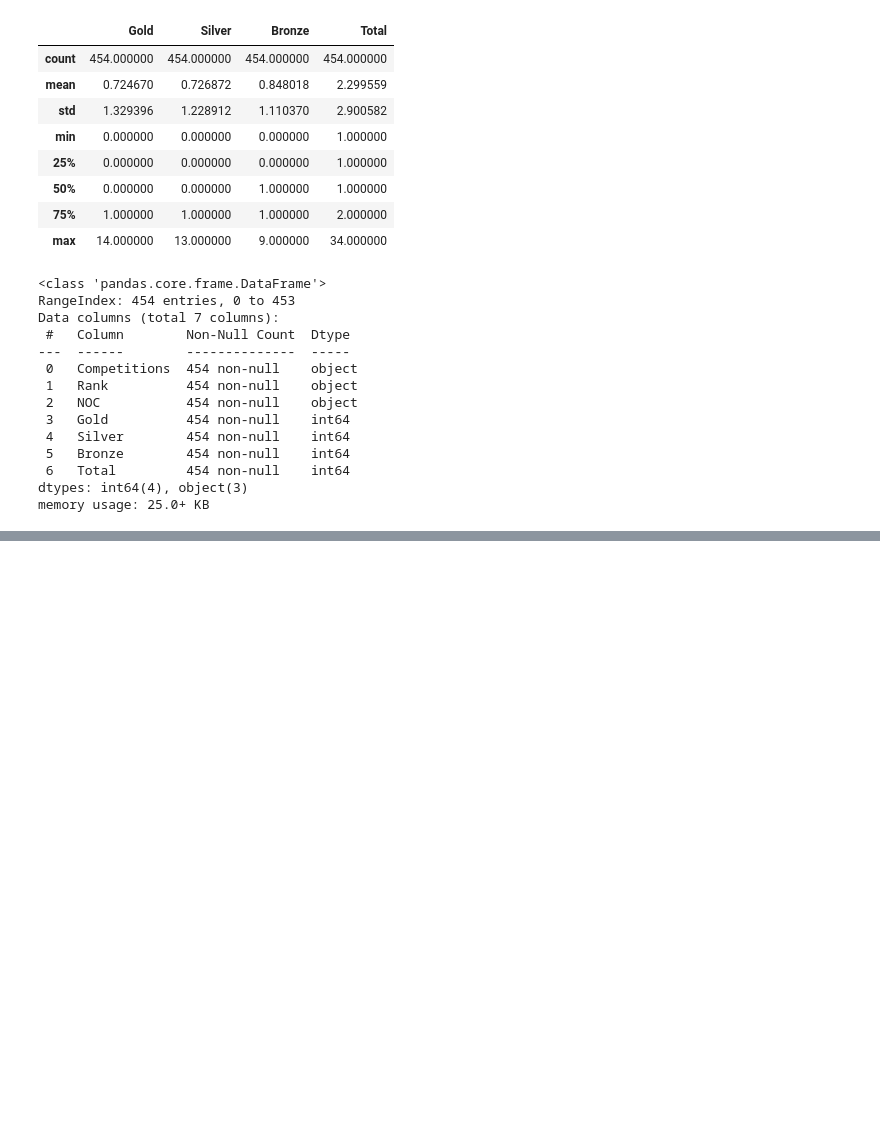
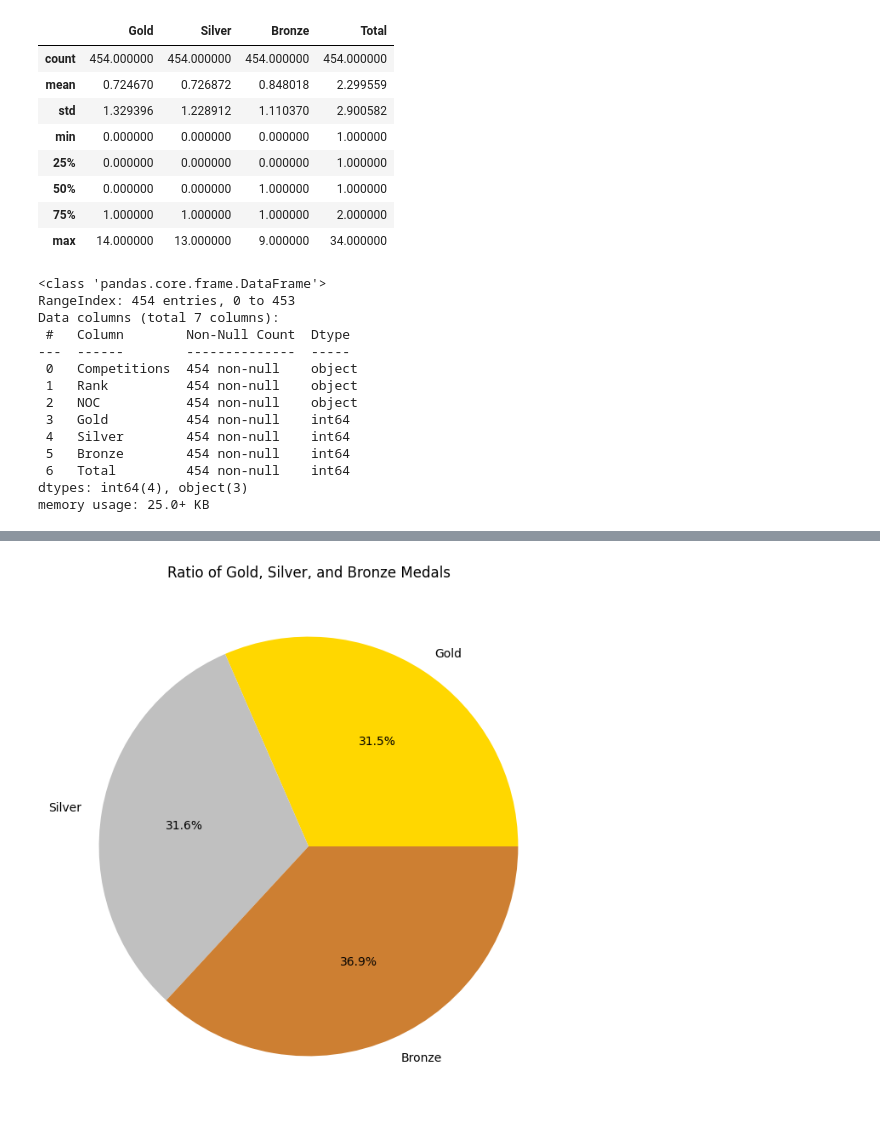
Before and after one commit to build-summer-2024/async-green-JennyMa-final-project, a Jupyter notebook: finalproject.ipynb, the cells around one changed output, grey strips where cells are left out. Saved outputs shown, nothing was run; the diff lists cells and outputs as text; code cells hidden in the pictures; blank space fills up the shorter version.

```diff
--- a/finalproject.ipynb
+++ b/finalproject.ipynb
@@ -80,0 +107,16 @@ Name: Total, dtype: int64
+# %%
+#Q3
+total_gold = olympics['Gold'].sum()
+total_silver = olympics['Silver'].sum()
+total_bronze = olympics['Bronze'].sum()
+
+medals = [total_gold, total_silver, total_bronze]
+labels = ['Gold', 'Silver', 'Bronze']
+colors = ['#FFD700', '#C0C0C0', '#CD7F32']
+
+plt.figure(figsize=(12, 8))
+plt.pie(x=medals, labels=labels, colors=colors, autopct='%1.1f%%')
+plt.title('Ratio of Gold, Silver, and Bronze Medals')
+plt.show()
+# %% [output]
+[figure, added]
```
Also changed, not shown: parts of 5 cells of this notebook.
